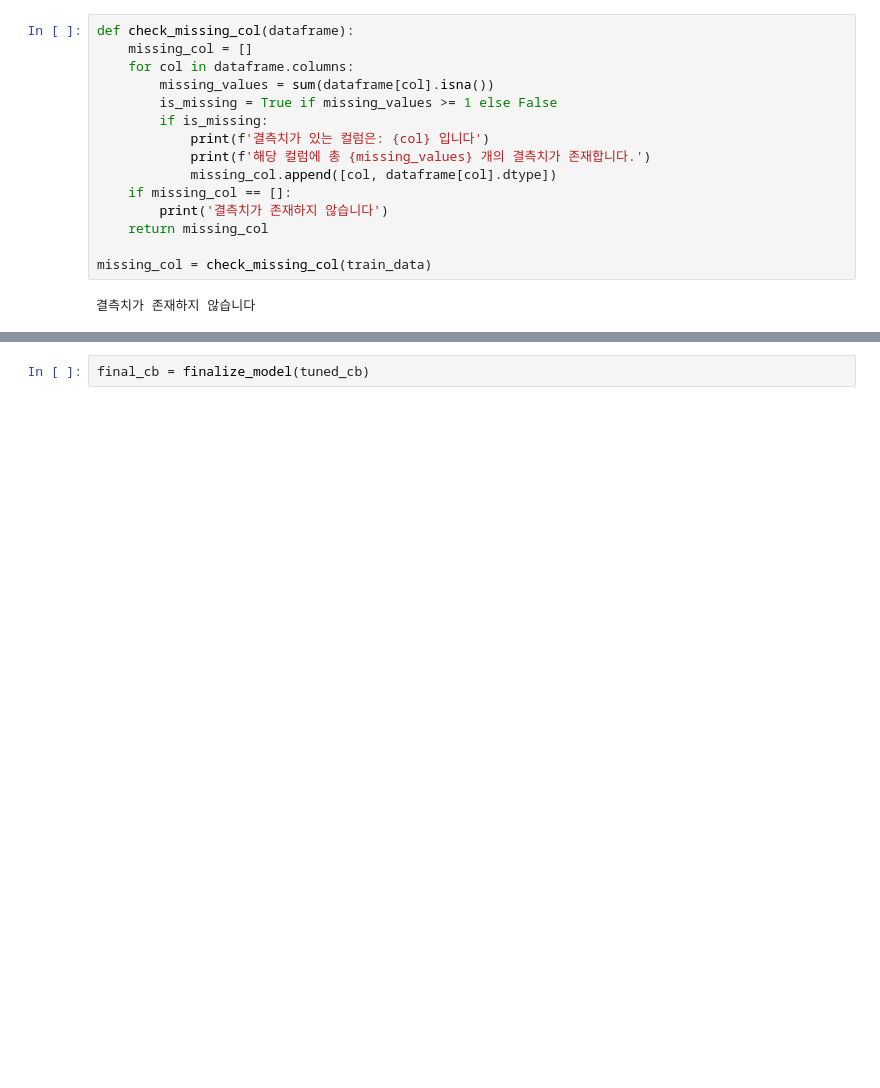
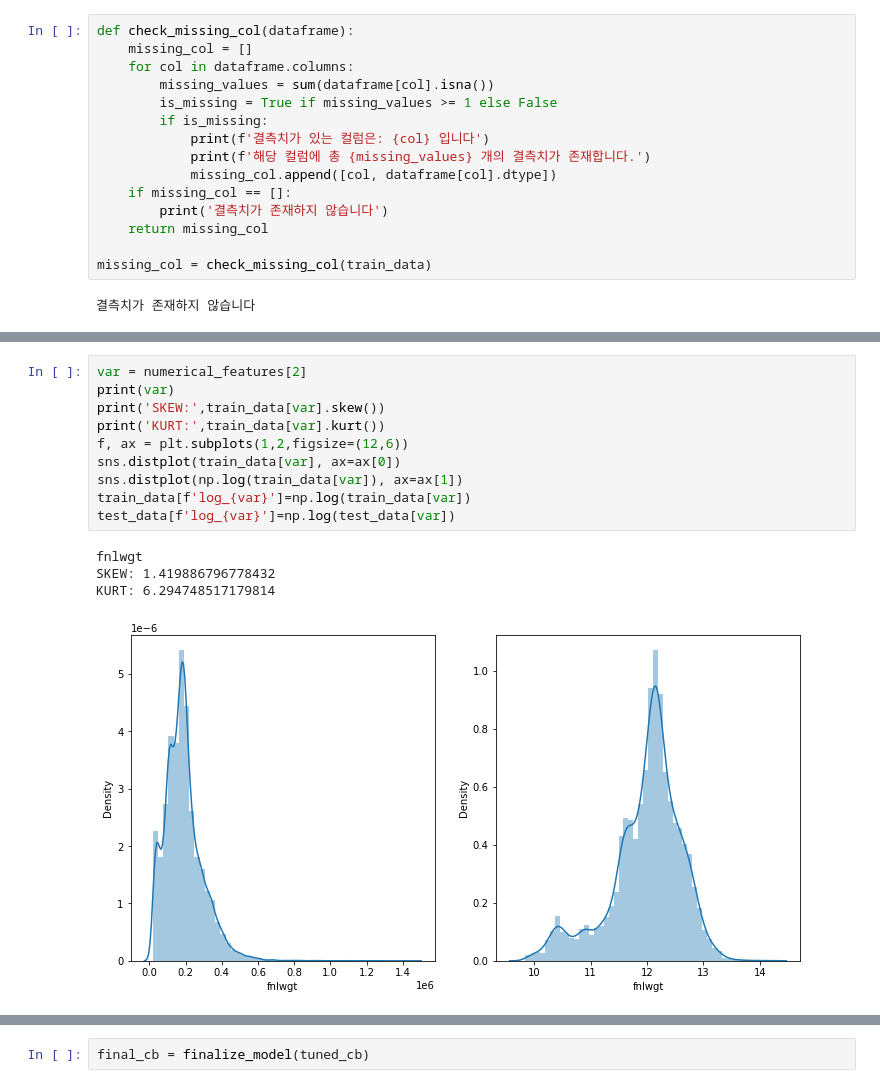
Before and after one commit to ChoiJunhee/dacon, a Jupyter notebook: 인구 데이터 기반 소득 예측 경진대회/NEW_CODE.ipynb, the cells around one changed output, grey strips where cells are left out. Cells and saved outputs as stored; diff of their text form; blank space fills up the shorter version.

```diff
--- a/인구 데이터 기반 소득 예측 경진대회/NEW_CODE.ipynb
+++ b/인구 데이터 기반 소득 예측 경진대회/NEW_CODE.ipynb
@@ -83,0 +76,15 @@ sns.heatmap(train_data.corr())
+# %%
+var = numerical_features[2]
+print(var)
+print('SKEW:',train_data[var].skew())
+print('KURT:',train_data[var].kurt())
+f, ax = plt.subplots(1,2,figsize=(12,6))
+sns.distplot(train_data[var], ax=ax[0])
+sns.distplot(np.log(train_data[var]), ax=ax[1])
+train_data[f'log_{var}']=np.log(train_data[var])
+test_data[f'log_{var}']=np.log(test_data[var])
+# %% [output]
+fnlwgt
+SKEW: 1.419886796778432
+KURT: 6.294748517179814
+[figure, added]
```
Also changed, not shown: parts of 23 cells of this notebook, 10 other files.
